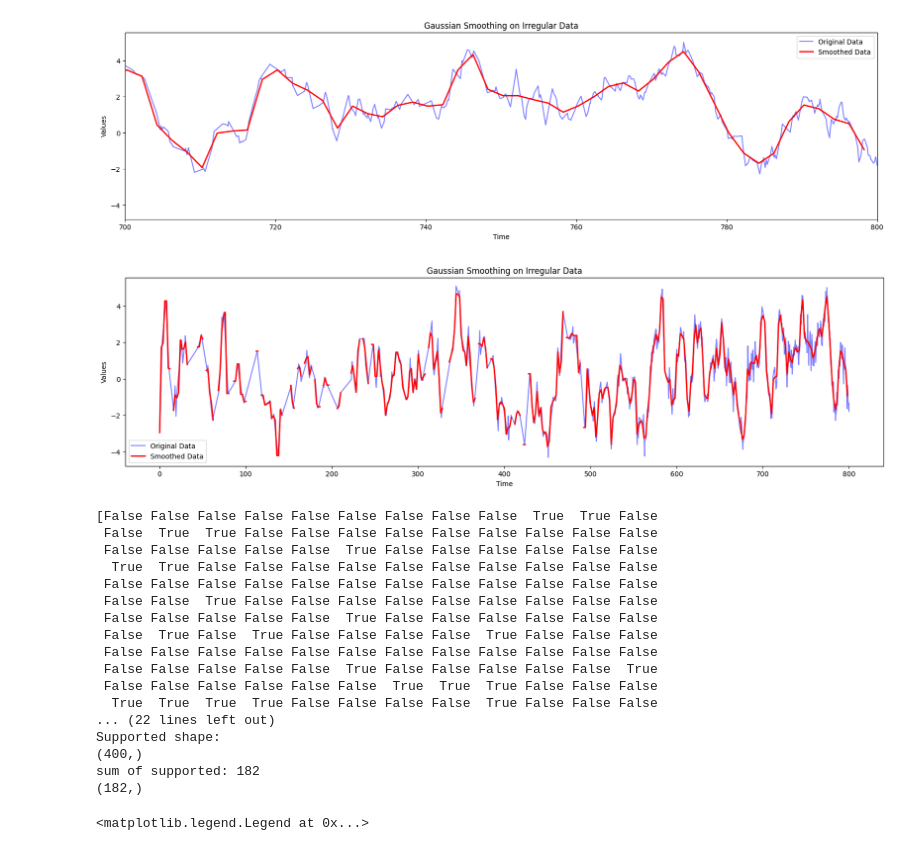
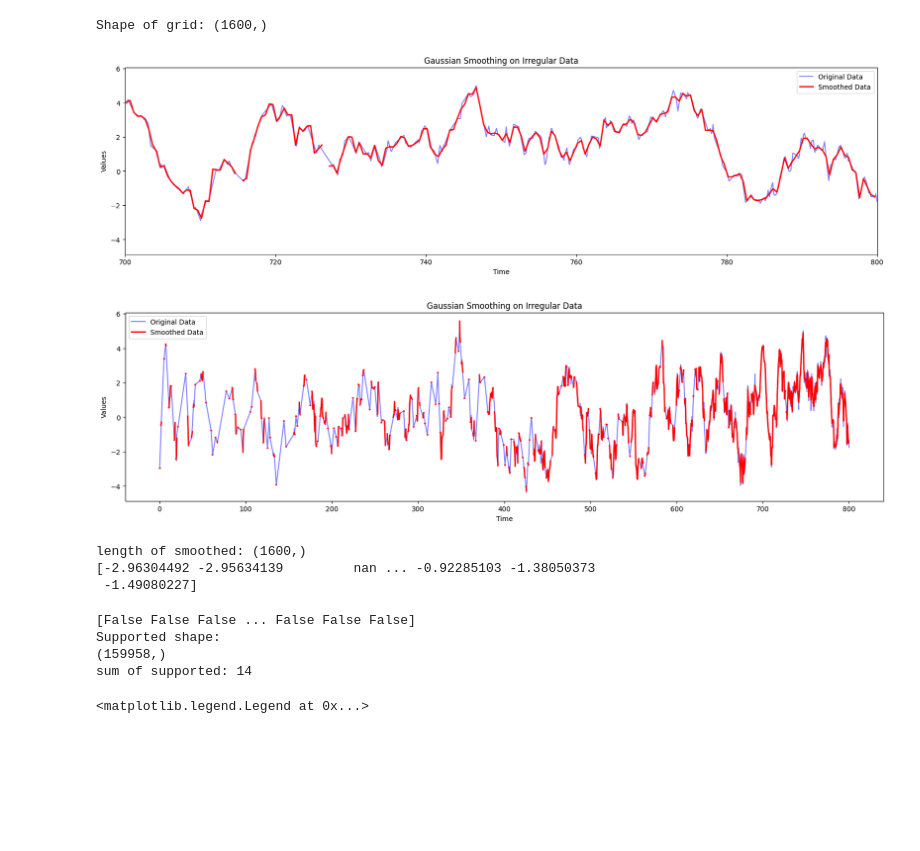
Before and after one commit to Peisong-Zheng/MISTE, a Jupyter notebook: test.ipynb, the cells around one changed output. Saved outputs shown, nothing was run; the diff lists cells and outputs as text; code cells hidden in the pictures; blank space fills up the shorter version.

```diff
--- a/test.ipynb
+++ b/test.ipynb
@@ -2,6 +2,8 @@
 from MISTE import miste_core as mc
 
 from MISTE import syn_data as sd
+
+import numpy as np
 
 import importlib
 importlib.reload(sd)
@@ -15,15 +17,18 @@ data = sd.generate_miste_synthetic_data(
     tau_scales=(10.0, 8.0, 4),
     coupled_scale_index=1,
     coupling_strength=0.5,
-    gap_old=3.0,
+    gap_old=2.0,
     gap_young=0.1,
-    n_ensembles=50,
+    n_ensembles=100,
     random_state=123,
-    sigma_old=2.0,
+    sigma_old=1.0,
     sigma_young=0.5,
     if_plot=True,
 )
 
 L_values=mc.compute_gap_scales(data.X_obs.t_obs, data.Y_obs.t_obs)
 print("Computed L values:", L_values)
+
+
+print("length of data.X_obs.t_obs:", np.shape(data.X_obs.t_obs))
 # %% [output]
@@ -41,7 +47,7 @@ importlib.reload(sd)
 importlib.reload(mc)
 
 
-L=4
+L=1
 
 grid =np.arange(np.min(data.X_obs.t_obs), np.max(data.X_obs.t_obs), L/2)
 
@@ -49,35 +55,43 @@ Smoothed=mc.smooth_gaussian_irregular(
     t_obs=data.X_obs.t_obs,
     v_obs=data.X_obs.values_obs,
     grid=grid,
     L=L
     )
 
 # plot the original and smoothed data
 import matplotlib.pyplot as plt
 plt.figure(figsize=(20, 5))
 plt.plot(data.X_obs.t_obs, data.X_obs.values_obs, 'b-', label='Original Data', alpha=0.5)
 plt.plot(np.arange(np.min(data.X_obs.t_obs), np.max(data.X_obs.t_obs), L/2), Smoothed, 'r-', label='Smoothed Data', linewidth=2)
 plt.xlabel('Time')
 plt.ylabel('Values')
 plt.legend()
 # set xlim to 700 to 800
 plt.xlim(700, 800)
 plt.title('Gaussian Smoothing on Irregular Data')
 plt.show()
 
 
 import matplotlib.pyplot as plt
 plt.figure(figsize=(20, 5))
 plt.plot(data.X_obs.t_obs, data.X_obs.values_obs, 'b-', label='Original Data', alpha=0.5)
 plt.plot(np.arange(np.min(data.X_obs.t_obs), np.max(data.X_obs.t_obs), L/2), Smoothed, 'r-', label='Smoothed Data', linewidth=2)
 plt.xlabel('Time')
 plt.ylabel('Values')
 plt.legend()
 plt.title('Gaussian Smoothing on Irregular Data')
 plt.show()
+
+
+print("length of smoothed:", Smoothed.shape)
+print(Smoothed)
 # %% [output]
+Shape of grid: (1600,)
-[figure, old version]
+[figure, new version]
-[figure, old version]
+[figure, new version]
+length of smoothed: (1600,)
+[-2.96304492 -2.95634139         nan ... -0.92285103 -1.38050373
+ -1.49080227]
 # %%
 from MISTE import miste_core as mc
 
@@ -89,7 +103,7 @@ importlib.reload(mc)
 
 import numpy as np
 
-L=4
+L=0.01
 
 grid = np.arange(np.min(data.X_obs.t_obs), np.max(data.X_obs.t_obs), L/2)
 
@@ -103,25 +117,12 @@ print(supported)
 print("Supported shape:")
 print(supported.shape)
 print("sum of supported:", np.sum(supported))
-print(Smoothed[supported].shape)
+# print(Smoothed[supported].shape)
 # %% [output]
-[False False False False False False False False False  True  True False
- False  True  True False False False False False False False False False
- False False False False False  True False False False False False False
-  True  True False False False False False False False False False False
- False False False False False False False False False False False False
- False False  True False False False False False False False False False
- False False False False False  True False False False False False False
- False  True False  True False False False False  True False False False
- False False False False False False False False False False False False
- False False False False False  True False False False False False  True
- False False False False False False  True  True  True False False False
-  True  True  True  True False False False False  True False False False
-... (22 lines left out)
+[False False False ... False False False]
 Supported shape:
-(400,)
-sum of supported: 182
-(182,)
+(159958,)
+sum of supported: 14
 # %%
 # create a skewed distribution then called ms._bin_edges_1d(values: np.ndarray, n_bins: int, method: str = "quantile") -> np.ndarray, use method =quantile and uniform respectively, the function return the edges of the bin. plot the returned bin edges of the two methods respectively
 import MISTE.miste_core as mc
```
Also changed, not shown: parts of 7 cells of this notebook, 1 other file.
